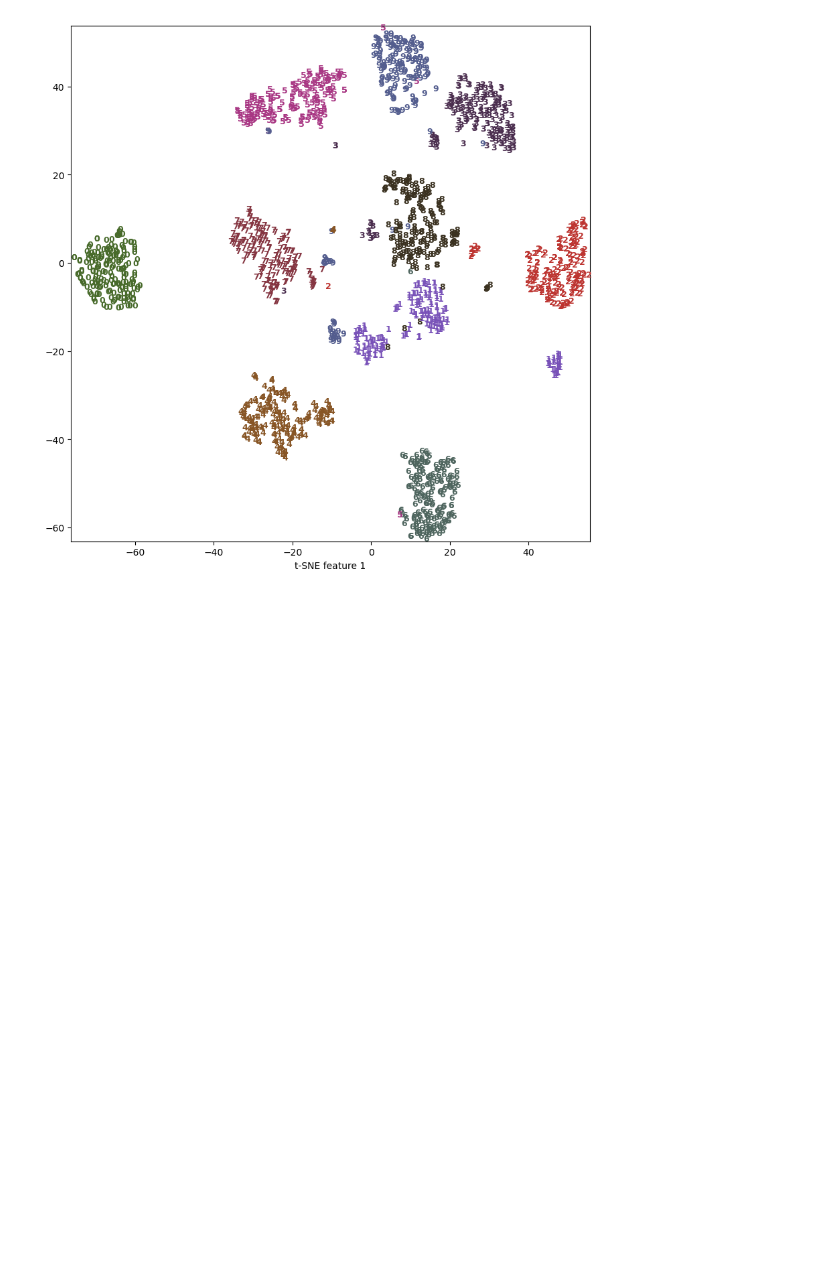
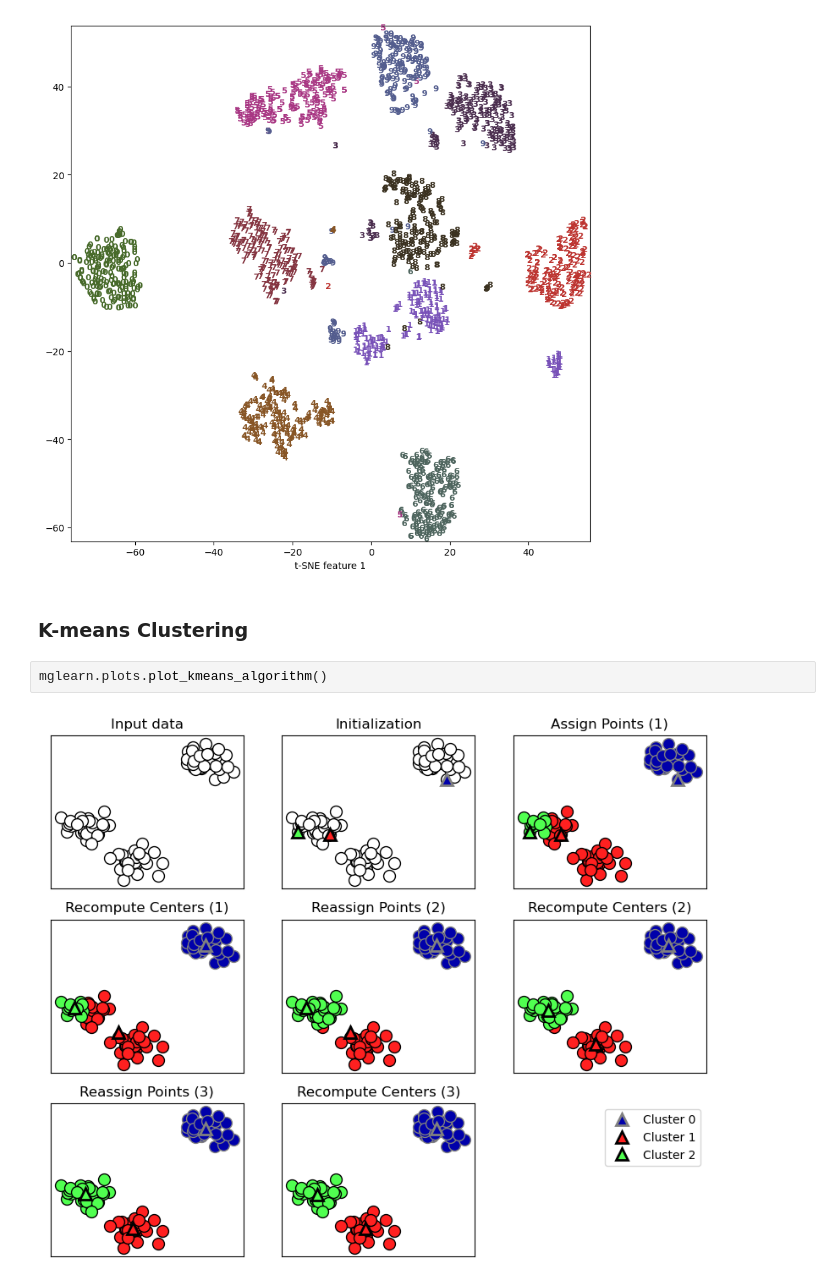
Before and after one commit to hemanthkotaprolu/Introduction-to-Machine-Learning-with-Python, a Jupyter notebook: chapter_3.ipynb, the cells around one changed output. Drawn from its saved outputs; the diff is of its cells as text; blank space fills up the shorter version.

```diff
--- a/chapter_3.ipynb
+++ b/chapter_3.ipynb
@@ -494,3 +494,9 @@ plt.xlabel("t-SNE feature 1")
 # %% [output]
 Text(0.5, 0, 't-SNE feature 1')
 [figure]
+# %% [markdown]
+### K-means Clustering
+# %%
+mglearn.plots.plot_kmeans_algorithm()
+# %% [output]
+[figure, added]
```
Also changed, not shown: parts of 10 cells of this notebook.
